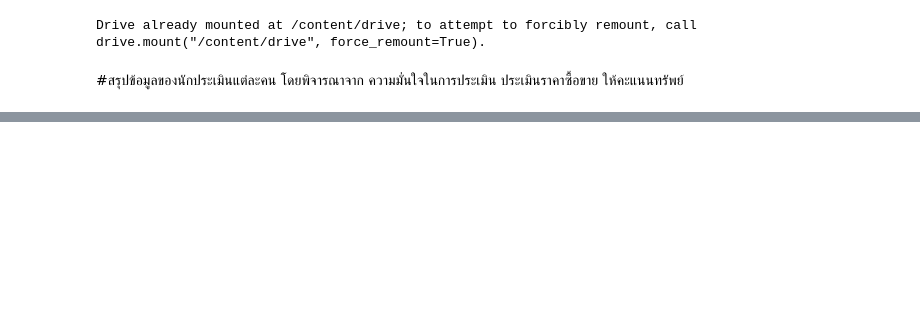
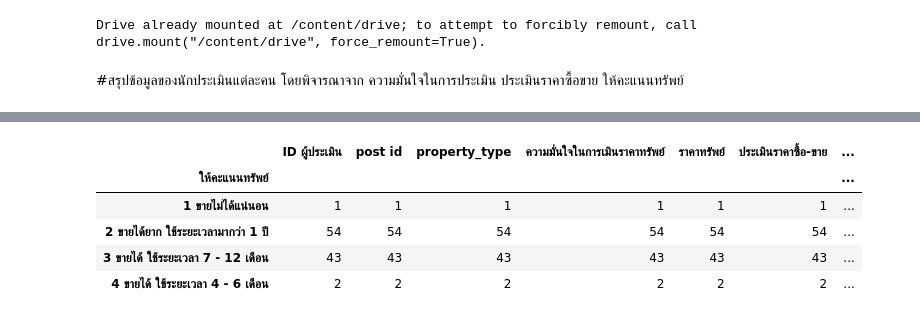
Before and after one commit to supatsara2002/bsc_dpdm22, a Jupyter notebook: [dataprep1]property_estimator.ipynb, the cells around one changed output, grey strips where cells are left out. Cells and saved outputs as stored; diff of their text form; code cells hidden in the pictures; blank space fills up the shorter version.

```diff
--- a/[dataprep1]property_estimator.ipynb
+++ b/[dataprep1]property_estimator.ipynb
@@ -174,0 +105,9 @@ forecast = ID1['ประเมินราคาซื้อ-ขาย']
+# %%
+est1.groupby(['ให้คะแนนทรัพย์']).count()
+# %% [output]
+|  | ID ผู้ประเมิน | post id | property_type | ความมั่นใจในการเมินราคาทรัพย์ | ราคาทรัพย์ | ประเมินราคาซื้อ-ขาย | ... |
+| ให้คะแนนทรัพย์ |  |  |  |  |  |  | ... |
+| 1 ขายไม่ได้แน่นอน | 1 | 1 | 1 | 1 | 1 | 1 | ... |
+| 2 ขายได้ยาก ใช้ระยะเวลามากว่า 1 ปี | 54 | 54 | 54 | 54 | 54 | 54 | ... |
+| 3 ขายได้ ใช้ระยะเวลา 7 - 12 เดือน | 43 | 43 | 43 | 43 | 43 | 43 | ... |
+| 4 ขายได้ ใช้ระยะเวลา 4 - 6 เดือน | 2 | 2 | 2 | 2 | 2 | 2 | ... |
```
Also changed, not shown: parts of 44 cells of this notebook.
